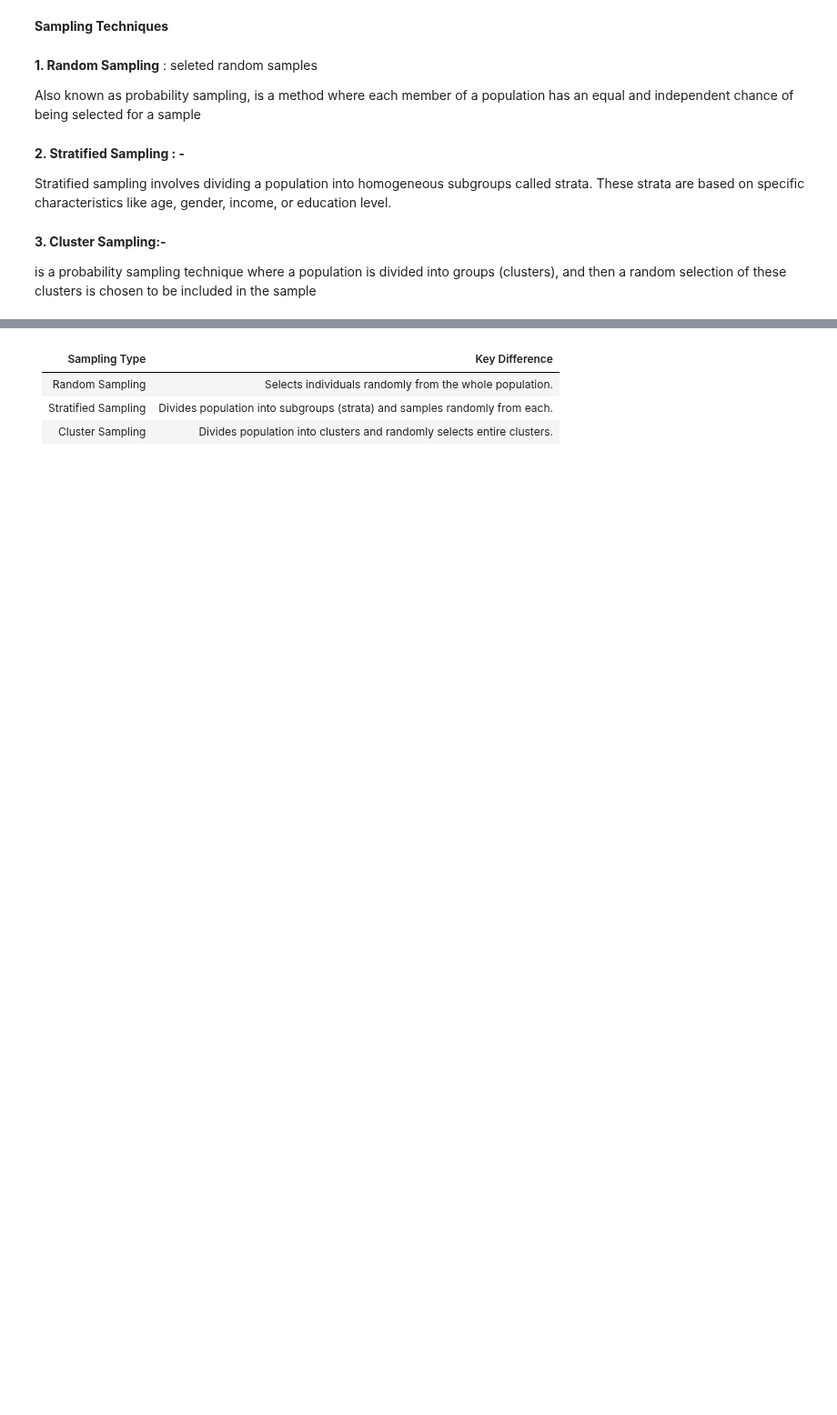
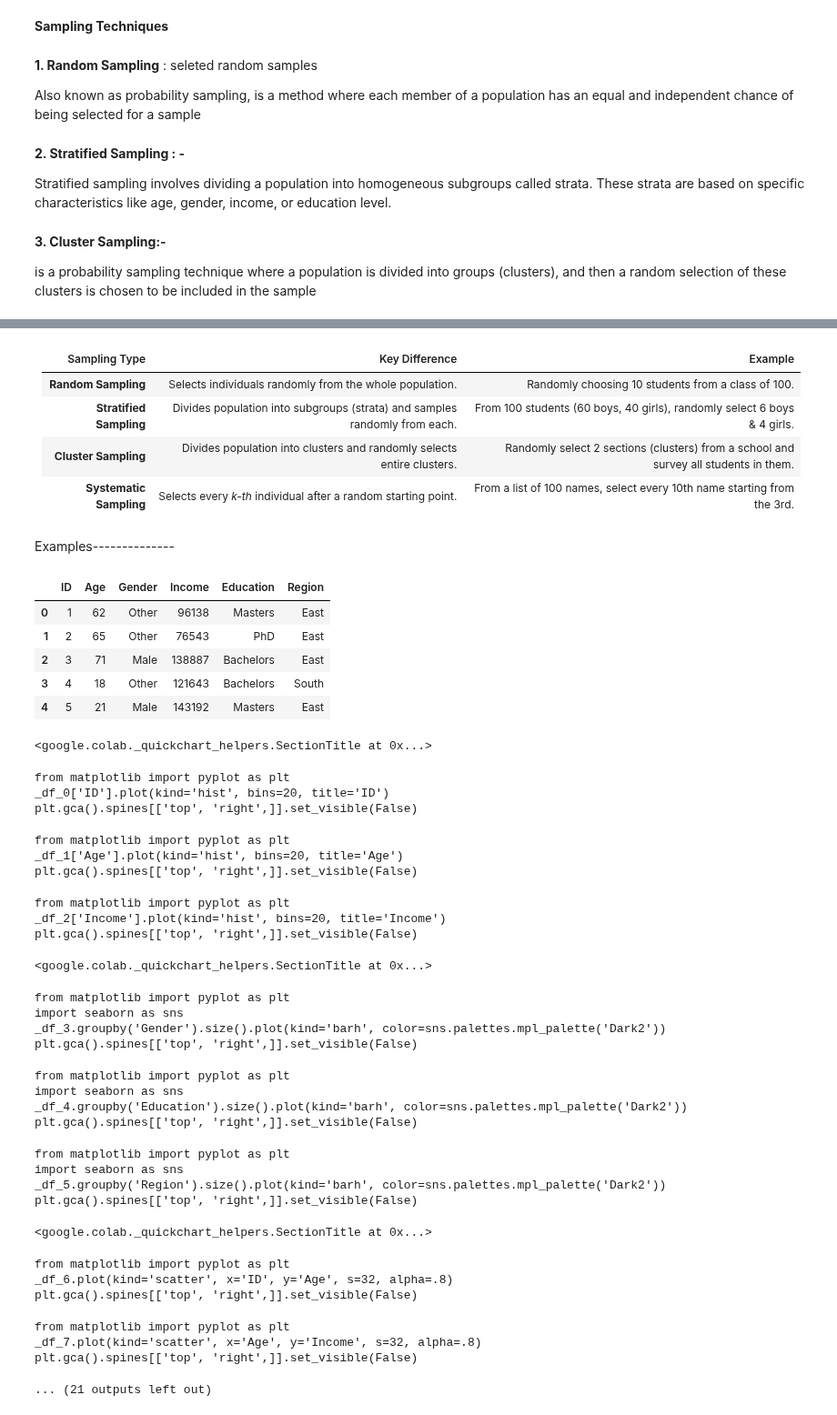
Before and after one commit to Rishabh9559/Data_science, a Jupyter notebook: Phase 1 Statistical Foundations for Data Science/Descriptive_Statistices.ipynb, the cells around one changed output, grey strips where cells are left out. Shown at 91% size. Drawn from its saved outputs; the diff is of its cells as text; code cells hidden in the pictures; blank space fills up the shorter version.

```diff
--- a/Phase 1 Statistical Foundations for Data Science/Descriptive_Statistices.ipynb
+++ b/Phase 1 Statistical Foundations for Data Science/Descriptive_Statistices.ipynb
@@ -17,6 +23,12 @@ is a probability sampling technique where a population is divided into groups (c
 # %% [markdown]
-| Sampling Type       | Key Difference                                                             |
-| ------------------- | -------------------------------------------------------------------------- |
-| Random Sampling     | Selects individuals randomly from the whole population.                    |
-| Stratified Sampling | Divides population into subgroups (strata) and samples randomly from each. |
-| Cluster Sampling    | Divides population into clusters and randomly selects entire clusters.     |
+| Sampling Type           | Key Difference                                                             | Example                                                                              |
+| ----------------------- | -------------------------------------------------------------------------- | ------------------------------------------------------------------------------------ |
+| **Random Sampling**     | Selects individuals randomly from the whole population.                    | Randomly choosing 10 students from a class of 100.                                   |
+| **Stratified Sampling** | Divides population into subgroups (strata) and samples randomly from each. | From 100 students (60 boys, 40 girls), randomly select 6 boys & 4 girls.             |
+| **Cluster Sampling**    | Divides population into clusters and randomly selects entire clusters.     | Randomly select 2 sections (clusters) from a school and survey all students in them. |
+| **Systematic Sampling** | Selects every *k-th* individual after a random starting point.             | From a list of 100 names, select every 10th name starting from the 3rd.              |
+# %% [markdown]
+
+
+
+Examples--------------
@@ -22,0 +43,40 @@ is a probability sampling technique where a population is divided into groups (c
+# %%
+data.head()
+# %% [output]
+|  | ID | Age | Gender | Income | Education | Region |
+| 0 | 1 | 62 | Other | 96138 | Masters | East |
+| 1 | 2 | 65 | Other | 76543 | PhD | East |
+| 2 | 3 | 71 | Male | 138887 | Bachelors | East |
+| 3 | 4 | 18 | Other | 121643 | Bachelors | South |
+| 4 | 5 | 21 | Male | 143192 | Masters | East |
+<google.colab._quickchart_helpers.SectionTitle at 0x...>
+from matplotlib import pyplot as plt
+_df_0['ID'].plot(kind='hist', bins=20, title='ID')
+plt.gca().spines[['top', 'right',]].set_visible(False)
+from matplotlib import pyplot as plt
+_df_1['Age'].plot(kind='hist', bins=20, title='Age')
+plt.gca().spines[['top', 'right',]].set_visible(False)
+from matplotlib import pyplot as plt
+_df_2['Income'].plot(kind='hist', bins=20, title='Income')
+plt.gca().spines[['top', 'right',]].set_visible(False)
+<google.colab._quickchart_helpers.SectionTitle at 0x...>
+from matplotlib import pyplot as plt
+import seaborn as sns
+_df_3.groupby('Gender').size().plot(kind='barh', color=sns.palettes.mpl_palette('Dark2'))
+plt.gca().spines[['top', 'right',]].set_visible(False)
+from matplotlib import pyplot as plt
+import seaborn as sns
+_df_4.groupby('Education').size().plot(kind='barh', color=sns.palettes.mpl_palette('Dark2'))
+plt.gca().spines[['top', 'right',]].set_visible(False)
+from matplotlib import pyplot as plt
+import seaborn as sns
+_df_5.groupby('Region').size().plot(kind='barh', color=sns.palettes.mpl_palette('Dark2'))
+plt.gca().spines[['top', 'right',]].set_visible(False)
+<google.colab._quickchart_helpers.SectionTitle at 0x...>
+from matplotlib import pyplot as plt
+_df_6.plot(kind='scatter', x='ID', y='Age', s=32, alpha=.8)
+plt.gca().spines[['top', 'right',]].set_visible(False)
+from matplotlib import pyplot as plt
+_df_7.plot(kind='scatter', x='Age', y='Income', s=32, alpha=.8)
+plt.gca().spines[['top', 'right',]].set_visible(False)
+... (21 outputs left out)
```
Also changed, not shown: parts of 6 cells of this notebook.
